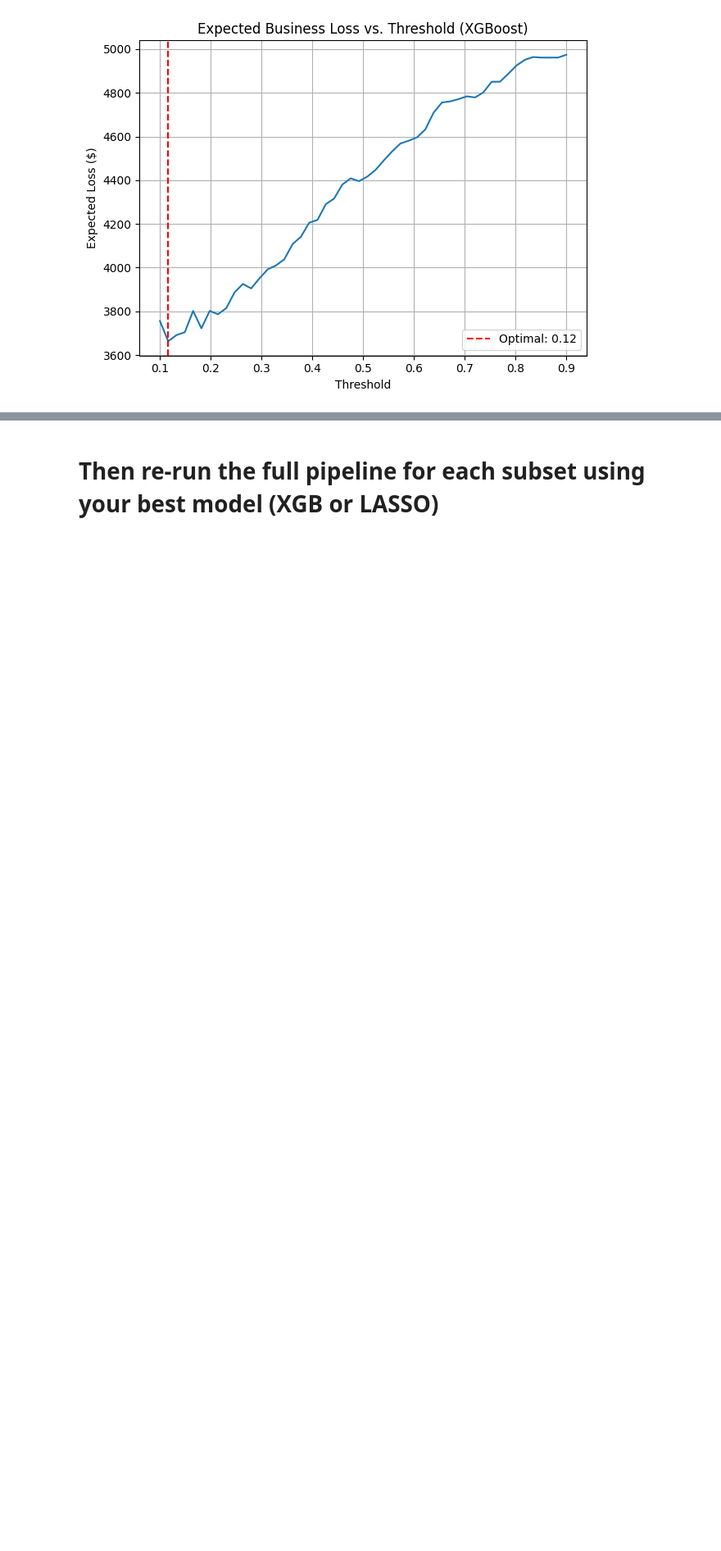
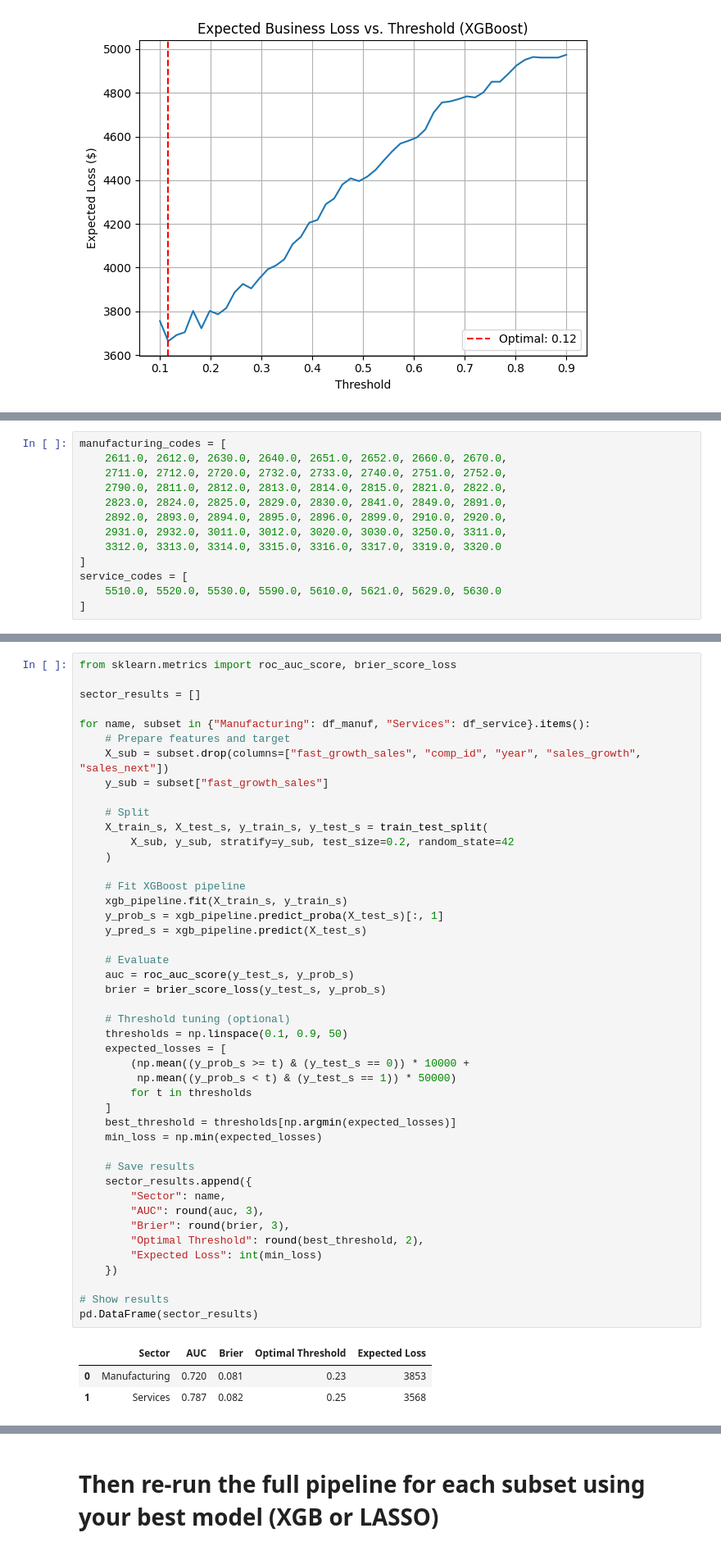
Before and after one commit to shirind76/Data_Analysis_3, a Jupyter notebook: A3/A3.ipynb, the cells around one changed output, grey strips where cells are left out. Shown at 82% size. Cells and saved outputs as stored; diff of their text form; blank space fills up the shorter version.

```diff
--- a/A3/A3.ipynb
+++ b/A3/A3.ipynb
@@ -864,0 +931,13 @@ Based on these findings, we select **XGBoost with a tuned threshold of 0.12** as
+# %%
+manufacturing_codes = [
+    2611.0, 2612.0, 2630.0, 2640.0, 2651.0, 2652.0, 2660.0, 2670.0,
+    2711.0, 2712.0, 2720.0, 2732.0, 2733.0, 2740.0, 2751.0, 2752.0,
+    2790.0, 2811.0, 2812.0, 2813.0, 2814.0, 2815.0, 2821.0, 2822.0,
+    2823.0, 2824.0, 2825.0, 2829.0, 2830.0, 2841.0, 2849.0, 2891.0,
+    2892.0, 2893.0, 2894.0, 2895.0, 2896.0, 2899.0, 2910.0, 2920.0,
+    2931.0, 2932.0, 3011.0, 3012.0, 3020.0, 3030.0, 3250.0, 3311.0,
+    3312.0, 3313.0, 3314.0, 3315.0, 3316.0, 3317.0, 3319.0, 3320.0
+]
+service_codes = [
+    5510.0, 5520.0, 5530.0, 5590.0, 5610.0, 5621.0, 5629.0, 5630.0
+]
@@ -864,0 +984,49 @@ Based on these findings, we select **XGBoost with a tuned threshold of 0.12** as
+# %%
+from sklearn.metrics import roc_auc_score, brier_score_loss
+
+sector_results = []
+
+for name, subset in {"Manufacturing": df_manuf, "Services": df_service}.items():
+    # Prepare features and target
+    X_sub = subset.drop(columns=["fast_growth_sales", "comp_id", "year", "sales_growth", "sales_next"])
+    y_sub = subset["fast_growth_sales"]
+
+    # Split
+    X_train_s, X_test_s, y_train_s, y_test_s = train_test_split(
+        X_sub, y_sub, stratify=y_sub, test_size=0.2, random_state=42
+    )
+
+    # Fit XGBoost pipeline
+    xgb_pipeline.fit(X_train_s, y_train_s)
+    y_prob_s = xgb_pipeline.predict_proba(X_test_s)[:, 1]
+    y_pred_s = xgb_pipeline.predict(X_test_s)
+
+    # Evaluate
+    auc = roc_auc_score(y_test_s, y_prob_s)
+    brier = brier_score_loss(y_test_s, y_prob_s)
+
+    # Threshold tuning (optional)
+    thresholds = np.linspace(0.1, 0.9, 50)
+    expected_losses = [
+        (np.mean((y_prob_s >= t) & (y_test_s == 0)) * 10000 +
+         np.mean((y_prob_s < t) & (y_test_s == 1)) * 50000)
+        for t in thresholds
+    ]
+    best_threshold = thresholds[np.argmin(expected_losses)]
+    min_loss = np.min(expected_losses)
+
+    # Save results
+    sector_results.append({
+        "Sector": name,
+        "AUC": round(auc, 3),
+        "Brier": round(brier, 3),
+        "Optimal Threshold": round(best_threshold, 2),
+        "Expected Loss": int(min_loss)
+    })
+
+# Show results
+pd.DataFrame(sector_results)
+# %% [output]
+|  | Sector | AUC | Brier | Optimal Threshold | Expected Loss |
+| 0 | Manufacturing | 0.720 | 0.081 | 0.23 | 3853 |
+| 1 | Services | 0.787 | 0.082 | 0.25 | 3568 |
```
Also changed, not shown: parts of 13 cells of this notebook.
